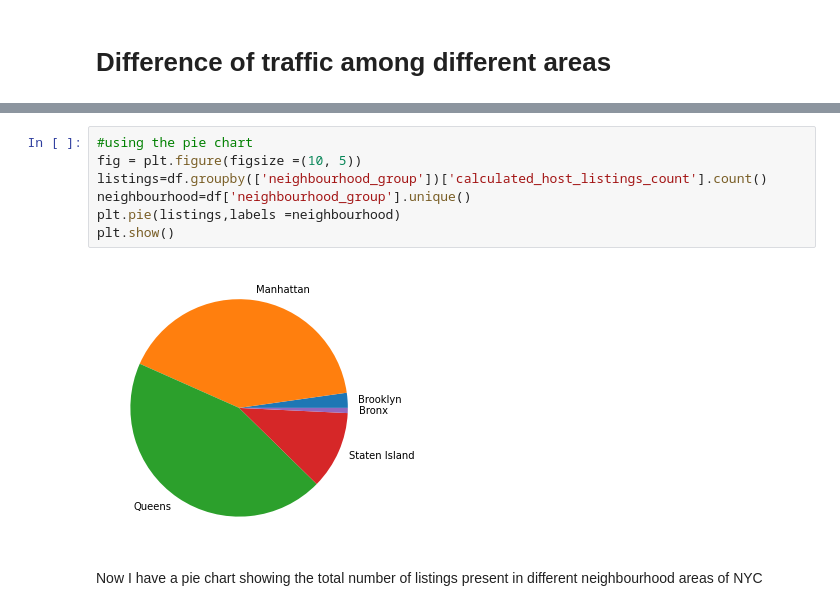
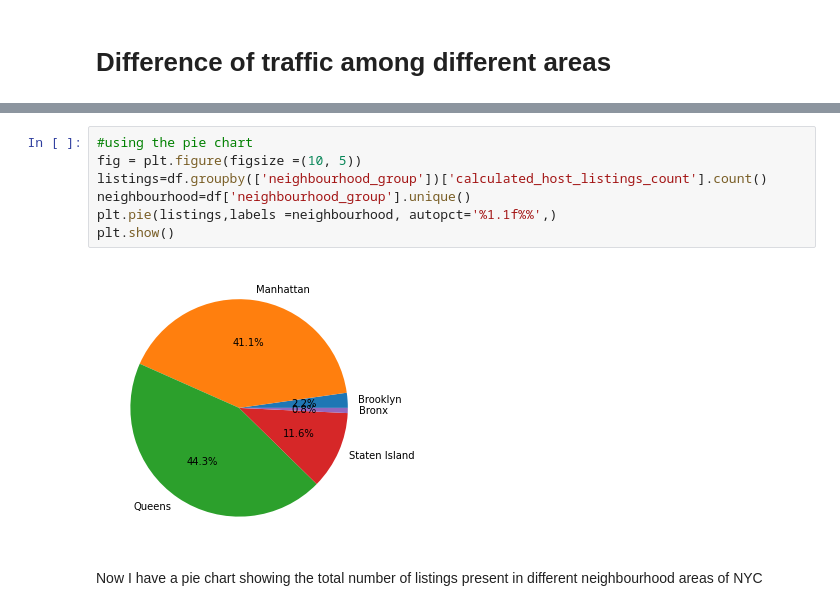
Before and after one commit to NiharikaManchala/Airbnb-capstone-project, a Jupyter notebook: individual_Airbnb_Capstone_Project_.ipynb, the cells around one changed output, grey strips where cells are left out. Drawn from its saved outputs; the diff is of its cells as text.

```diff
--- a/individual_Airbnb_Capstone_Project_.ipynb
+++ b/individual_Airbnb_Capstone_Project_.ipynb
@@ -255,12 +255,12 @@ Name: neighbourhood_group, dtype: int64
 # %%
 #using the pie chart
 fig = plt.figure(figsize =(10, 5))
 listings=df.groupby(['neighbourhood_group'])['calculated_host_listings_count'].count()
 neighbourhood=df['neighbourhood_group'].unique()
-plt.pie(listings,labels =neighbourhood)
+plt.pie(listings,labels =neighbourhood, autopct='%1.1f%%',)
 plt.show()
 # %% [output]
-[figure, old version]
+[figure, new version]
 # %% [markdown]
 Now I have a pie chart showing the total number of listings present in different neighbourhood areas of NYC
 # %% [markdown]
```
Also changed, not shown: parts of 10 cells of this notebook.
